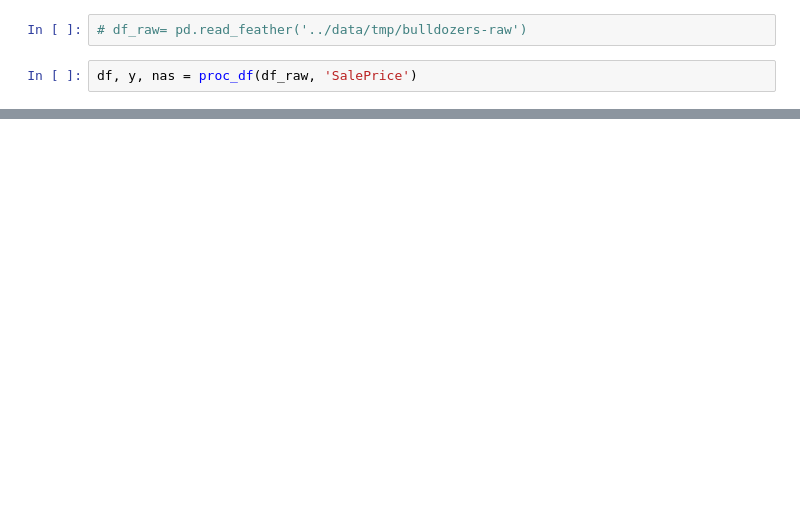
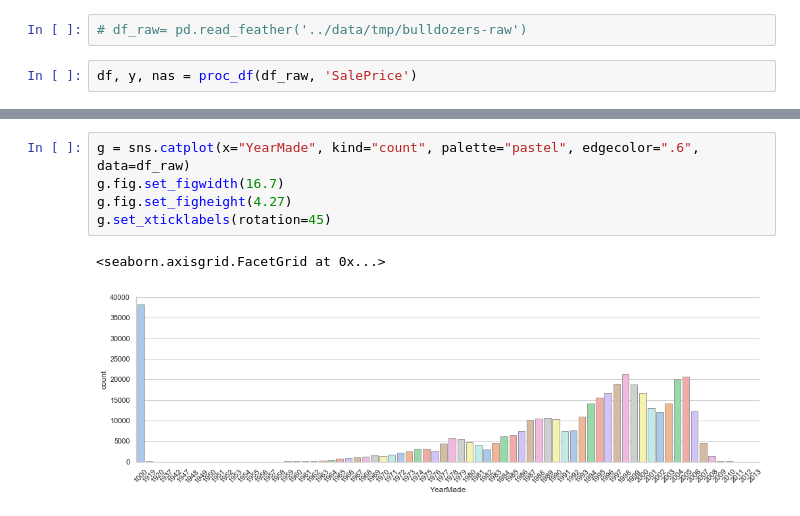
Before and after one commit to samisnotinsane/ML-Notebooks, a Jupyter notebook: kaggle/Bulldozers.ipynb, the cells around one changed output, grey strips where cells are left out. Cells and saved outputs as stored; diff of their text form; blank space fills up the shorter version.

```diff
--- a/kaggle/Bulldozers.ipynb
+++ b/kaggle/Bulldozers.ipynb
@@ -176,0 +212,8 @@ m.score(df, y)
+# %%
+g = sns.catplot(x="YearMade", kind="count", palette="pastel", edgecolor=".6", data=df_raw)
+g.fig.set_figwidth(16.7)
+g.fig.set_figheight(4.27)
+g.set_xticklabels(rotation=45)
+# %% [output]
+<seaborn.axisgrid.FacetGrid at 0x...>
+[figure, added]
```
Also changed, not shown: parts of 7 cells of this notebook.
